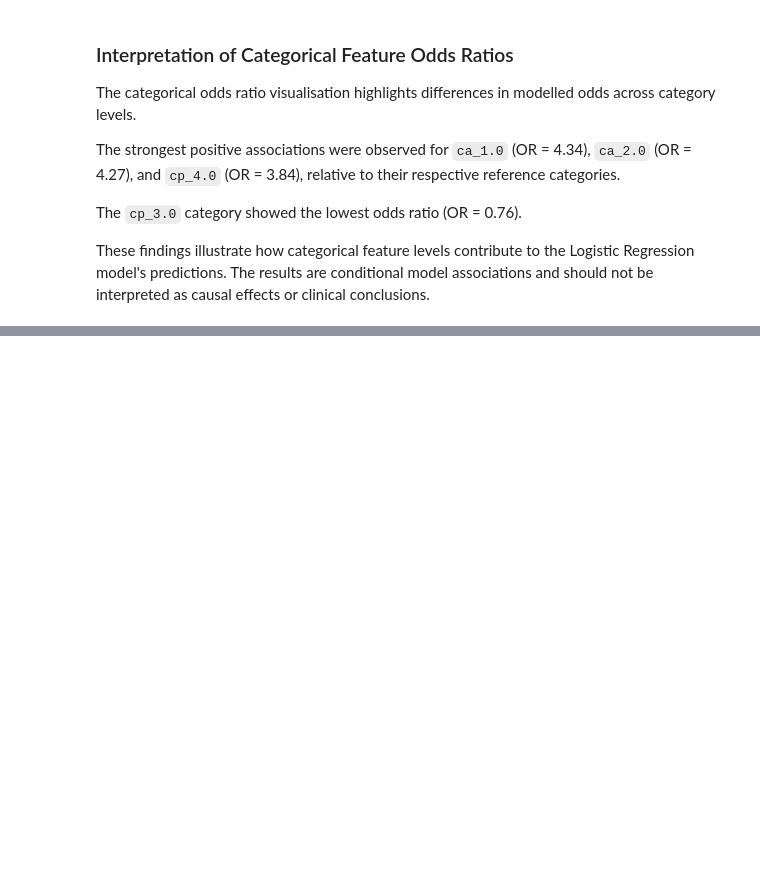
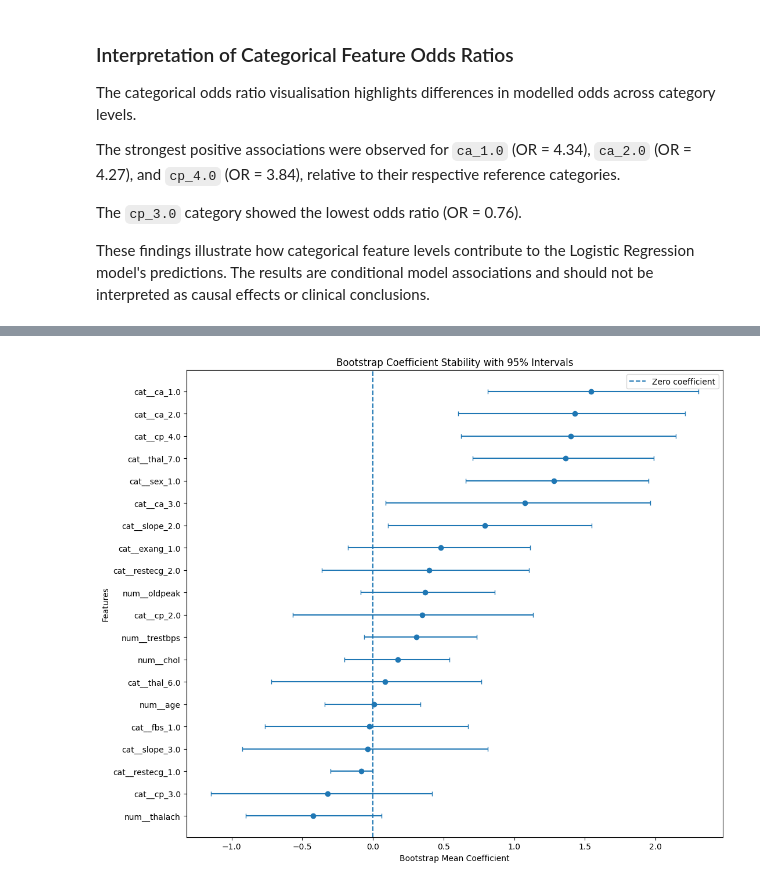
Before and after one commit to divyamohan6388-droid/cardiovascular-risk-prediction, a Jupyter notebook: notebooks/04_model_interpretation.ipynb, the cells around one changed output, grey strips where cells are left out. Cells and saved outputs as stored; diff of their text form; code cells hidden in the pictures; blank space fills up the shorter version.

Commit message:
bootstrap sampling

```diff
--- a/notebooks/04_model_interpretation.ipynb
+++ b/notebooks/04_model_interpretation.ipynb
@@ -378,0 +490,20 @@ These findings illustrate how categorical feature levels contribute to the Logis
+# %%
+# calculating bootstrap coefficients
+bootstrap_summary = pd.DataFrame({
+    "Mean_Coefficient": bootstrap_coefficient_df.mean(),
+    "Std_Coefficient": bootstrap_coefficient_df.std(),
+    "Lower_95%": bootstrap_coefficient_df.quantile(0.025),
+    "Upper_95%": bootstrap_coefficient_df.quantile(0.975),
+    "Positive_%": (bootstrap_coefficient_df > 0).mean() * 100
+})
+
+bootstrap_summary["Absolute_Mean"] = (
+    bootstrap_summary["Mean_Coefficient"].abs()
+)
+
+bootstrap_summary = bootstrap_summary.sort_values(
+    "Absolute_Mean",
+    ascending=False
+)
+
+display(bootstrap_summary.round(4))
@@ -378,0 +543,39 @@ These findings illustrate how categorical feature levels contribute to the Logis
+# %%
+# bootstrap results for plotting
+plot_df = bootstrap_summary.sort_values(
+    "Mean_Coefficient"
+).copy()
+
+# Calculating asymmetric error bars
+lower_error = (
+    plot_df["Mean_Coefficient"] - plot_df["Lower_95%"]
+)
+
+upper_error = (
+    plot_df["Upper_95%"] - plot_df["Mean_Coefficient"]
+)
+
+plt.figure(figsize=(11, 9))
+
+plt.errorbar(
+    plot_df["Mean_Coefficient"],
+    plot_df.index,
+    xerr=[lower_error, upper_error],
+    fmt="o",
+    capsize=3
+)
+
+plt.axvline(
+    x=0,
+    linestyle="--",
+    label="Zero coefficient"
+)
+
+plt.xlabel("Bootstrap Mean Coefficient")
+plt.ylabel("Features")
+plt.title("Bootstrap Coefficient Stability with 95% Intervals")
+plt.legend()
+plt.tight_layout()
+plt.show()
+# %% [output]
+[figure, added]
```
Also changed, not shown: parts of 7 cells of this notebook.
